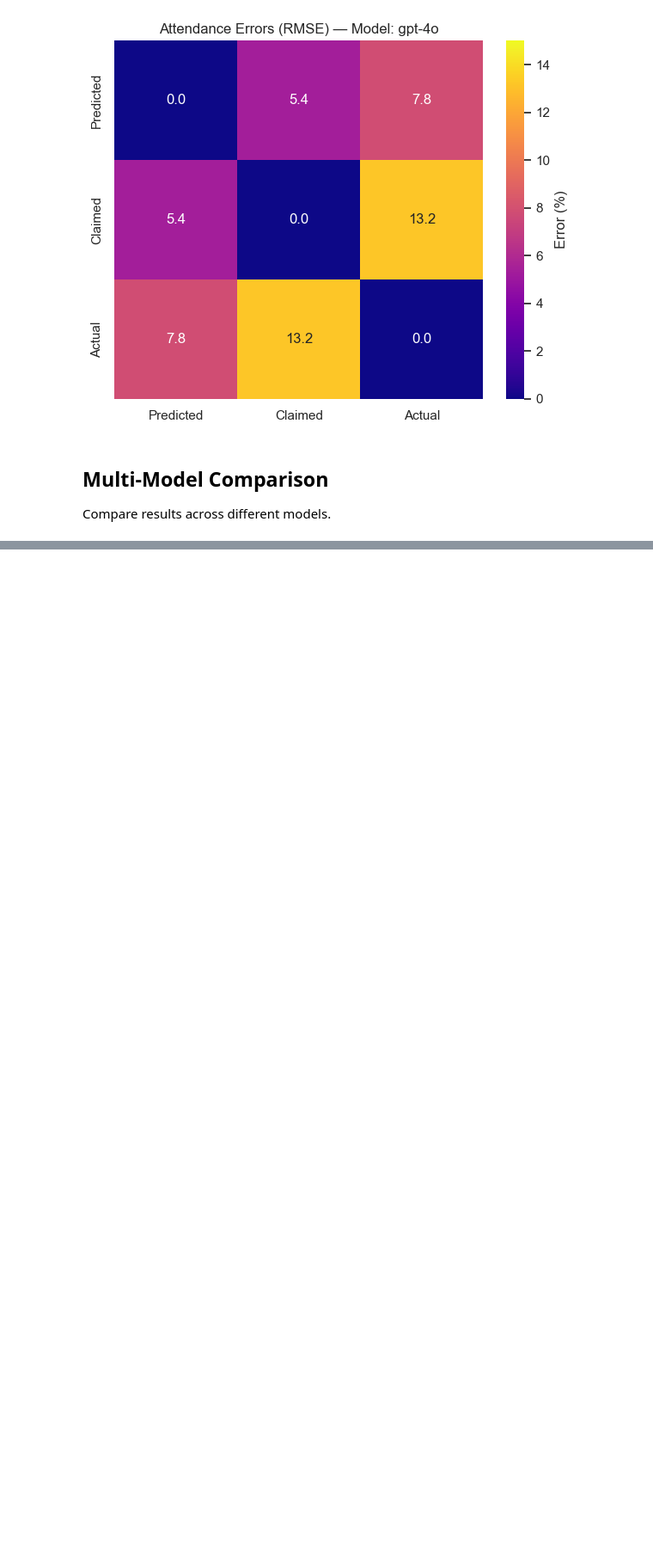
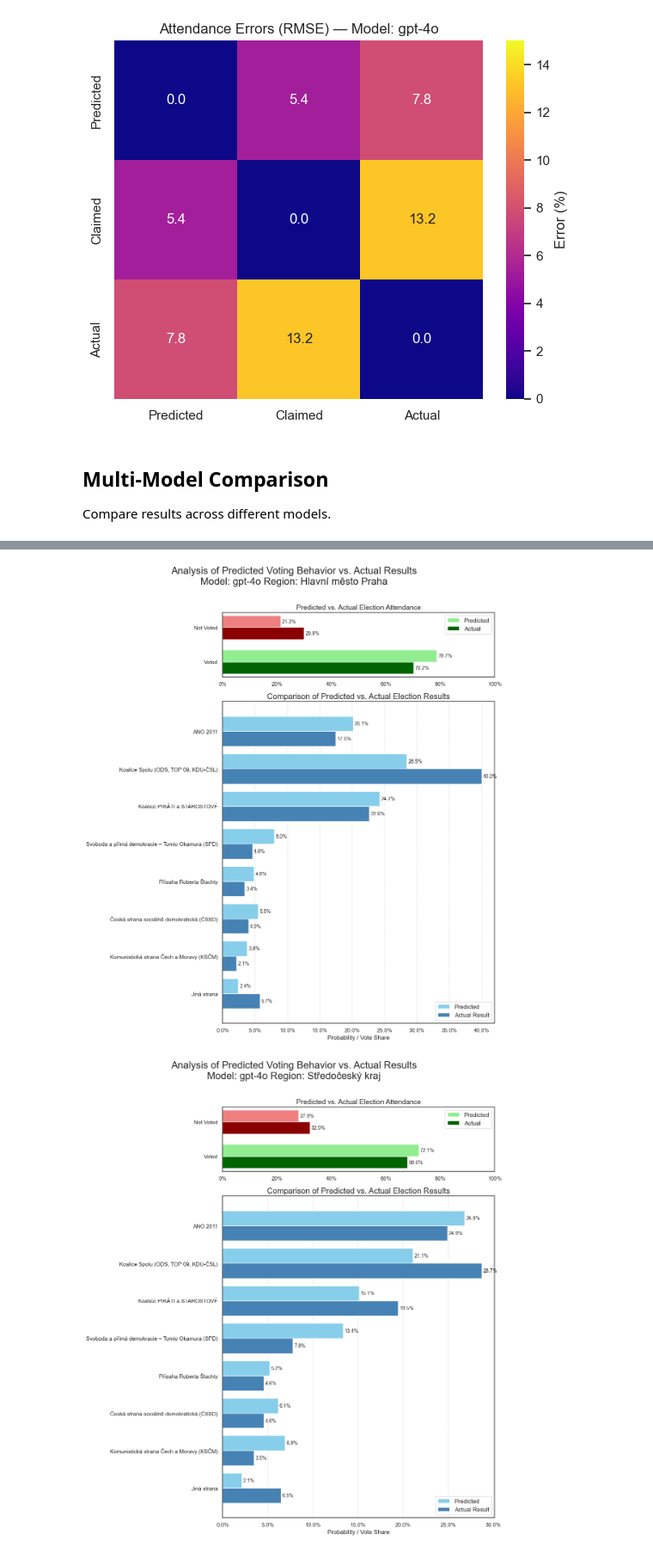
Before and after one commit to 11NIKTO11/Panel_LLM, a Jupyter notebook: Result_analysis.ipynb, the cells around one changed output, grey strips where cells are left out. Shown at 86% size. Saved outputs shown, nothing was run; the diff lists cells and outputs as text; code cells hidden in the pictures; blank space fills up the shorter version.

```diff
--- a/Result_analysis.ipynb
+++ b/Result_analysis.ipynb
@@ -248,0 +259,11 @@ for model_name, voting_results_model in zip(model_names, voting_results_list):
+# %%
+model = "gpt-4o"
+temperature = 0
+
+region_indices = df.groupby('KRAJ', observed=True).groups
+
+# Load results
+voting_results = Save_Utils.load_results_from_json(
+    f"results/voting_results_n=3880_t={temperature}_{model}.json",
+    VotingResult.VotingResult
+)
@@ -248,0 +272,16 @@ for model_name, voting_results_model in zip(model_names, voting_results_list):
+# %%
+# Generate aggregated results and visualizations
+reload(Visualization_Utils)
+for region, (actual_attendance,actual_parties) in Data.ELECTION_REGION_DATA.items():
+    predicted_parties, predicted_attendance = Visualization_Utils.aggregate_results(list([voting_results[index] for index in region_indices[region]]), True)
+    # Visualize the results
+    fig = Visualization_Utils.visualize_comprehensive_results(
+        predicted_parties,
+        predicted_attendance,
+        actual_parties,
+        actual_attendance,
+        model_name=f"{model} Region: {region}"
+    )
+# %% [output]
+[figure, added]
+[figure, added]
```
Also changed, not shown: parts of 10 cells of this notebook, 2 other files.
